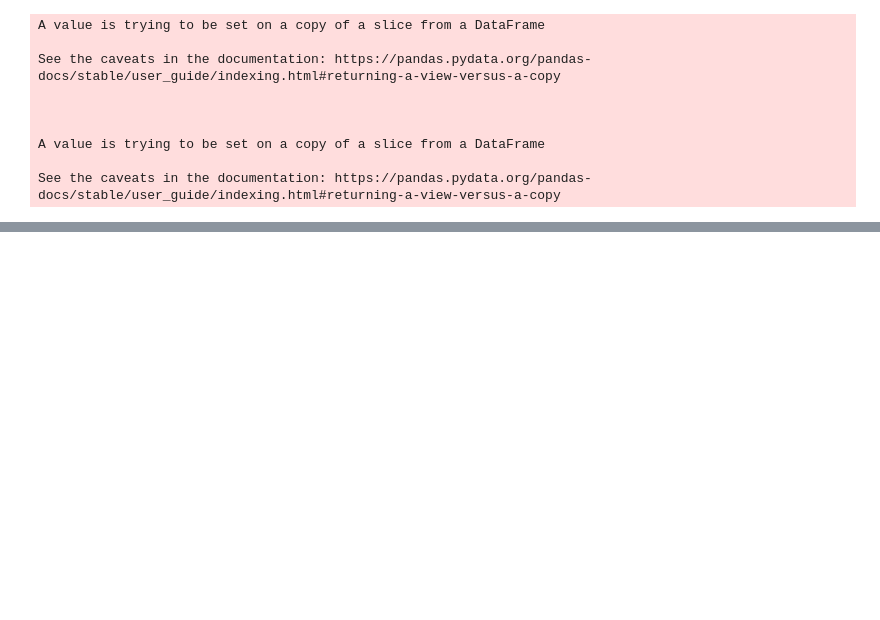
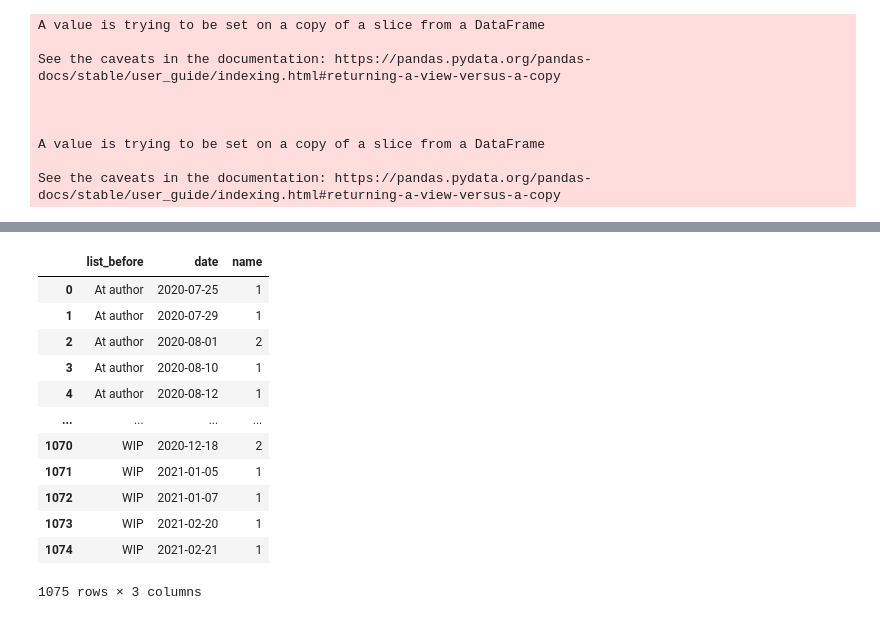
Before and after one commit to REStud/report, a Jupyter notebook: test.ipynb, the cells around one changed output, grey strips where cells are left out. Saved outputs shown, nothing was run; the diff lists cells and outputs as text; code cells hidden in the pictures; blank space fills up the shorter version.

```diff
--- a/test.ipynb
+++ b/test.ipynb
@@ -281,0 +502,16 @@ downloads_per_month_chart.show()
+# %%
+flow_before
+# %% [output]
+|  | list_before | date | name |
+| 0 | At author | 2020-07-25 | 1 |
+| 1 | At author | 2020-07-29 | 1 |
+| 2 | At author | 2020-08-01 | 2 |
+| 3 | At author | 2020-08-10 | 1 |
+| 4 | At author | 2020-08-12 | 1 |
+| ... | ... | ... | ... |
+| 1070 | WIP | 2020-12-18 | 2 |
+| 1071 | WIP | 2021-01-05 | 1 |
+| 1072 | WIP | 2021-01-07 | 1 |
+| 1073 | WIP | 2021-02-20 | 1 |
+| 1074 | WIP | 2021-02-21 | 1 |
+1075 rows × 3 columns
```
Also changed, not shown: parts of 16 cells of this notebook, 1 other file.
